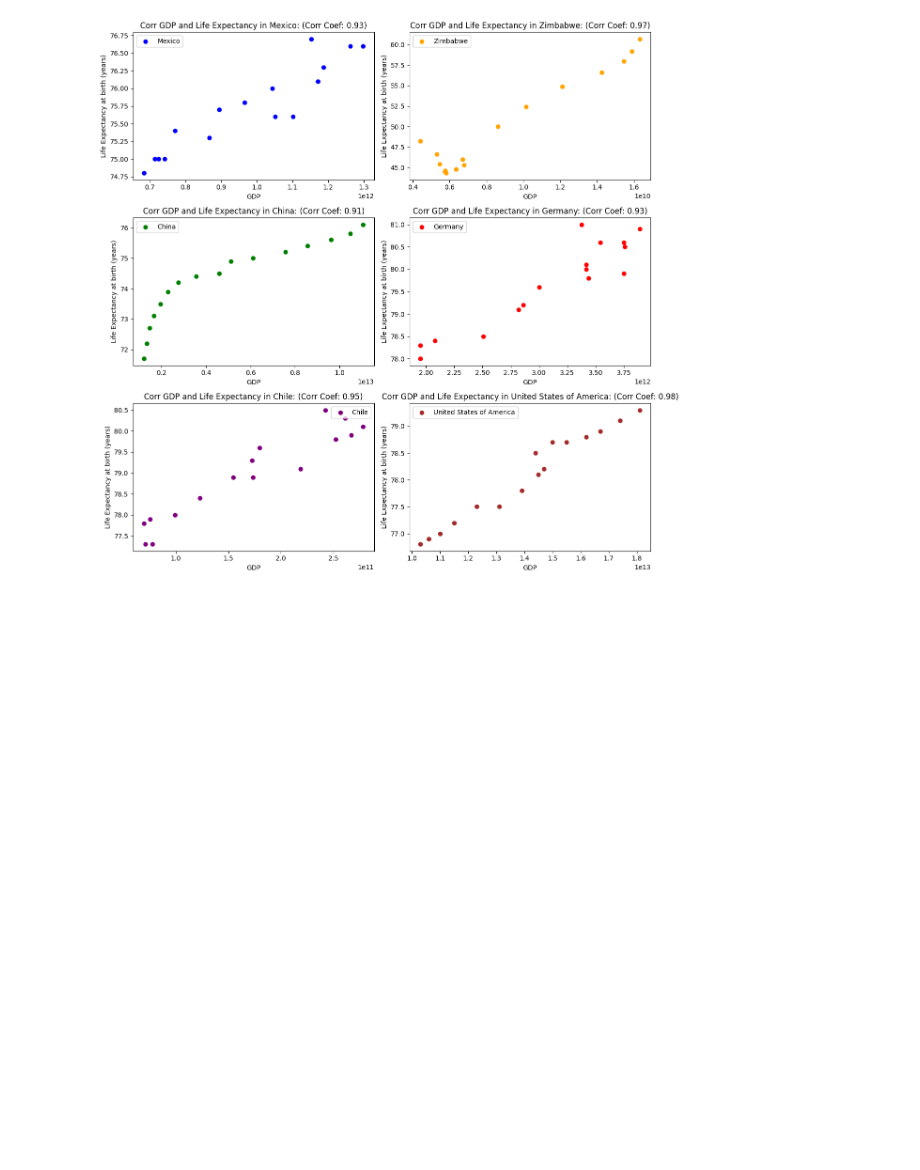
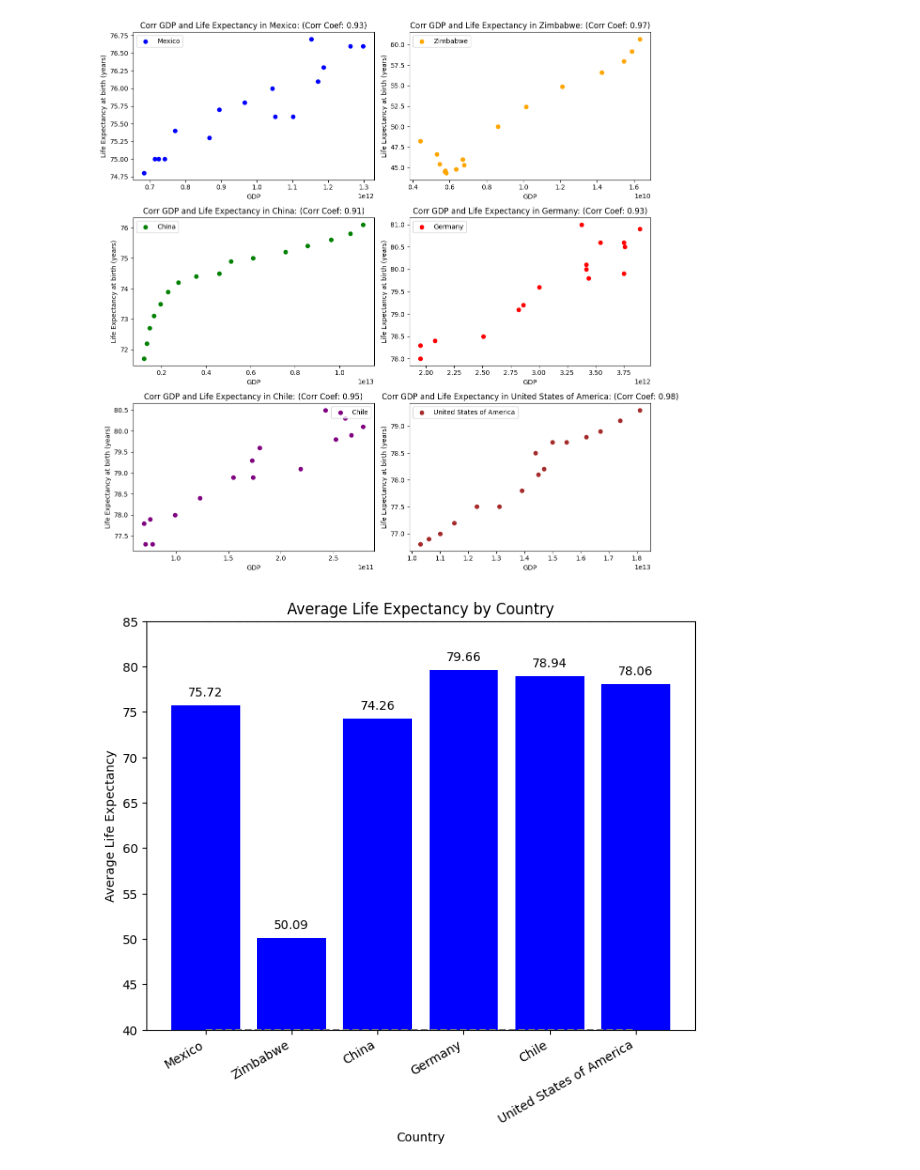
Before and after one commit to jakobhes/life-expectancy-and-gdp, a Jupyter notebook: life_expectancy_gdp.ipynb, the cells around one changed output. Cells and saved outputs as stored; diff of their text form; code cells hidden in the pictures; blank space fills up the shorter version.

Commit message:
average life expectancy of each country compared

```diff
--- a/life_expectancy_gdp.ipynb
+++ b/life_expectancy_gdp.ipynb
@@ -116,3 +116,26 @@ def find_correlation_between_gdp_and_life_expectancy(countries):
 find_correlation_between_gdp_and_life_expectancy(countries)
 # %% [output]
 [figure]
+# %%
+# Average life expectancy for each country
+def show_average_life_expectancy(countries):
+    avg_life_expectancy = []
+    for country in countries:
+        temp = df[df.Country == country]
+        avg_life_expectancy.append(np.mean(temp['Life expectancy at birth (years)']))
+    fig, ax = plt.subplots(figsize=(8, 6))
+    ax.bar(countries, avg_life_expectancy, color='blue')
+    ax.plot(countries, [40]*len(countries), color='gray', linestyle='--')
+    ax.plot(countries, [85]*len(countries), color='gray', linestyle='--')
+    ax.set_ylim([40, 85])
+    ax.set_xlabel('Country')
+    ax.set_ylabel('Average Life Expectancy')
+    ax.set_title('Average Life Expectancy by Country')
+    for idx, val in enumerate(avg_life_expectancy):
+        ax.text(idx, val + 1, str(round(val, 2)), ha='center')
+    plt.xticks(rotation=30, ha='right')
+    plt.show()
+
+show_average_life_expectancy(countries)
+# %% [output]
+[figure, added]
```
